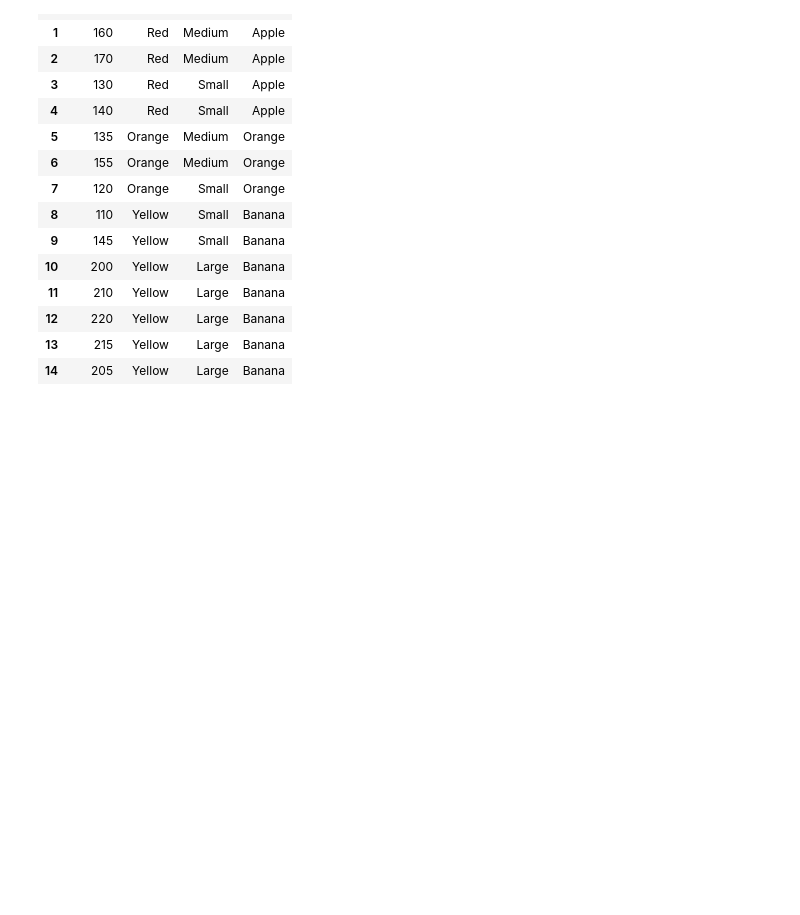
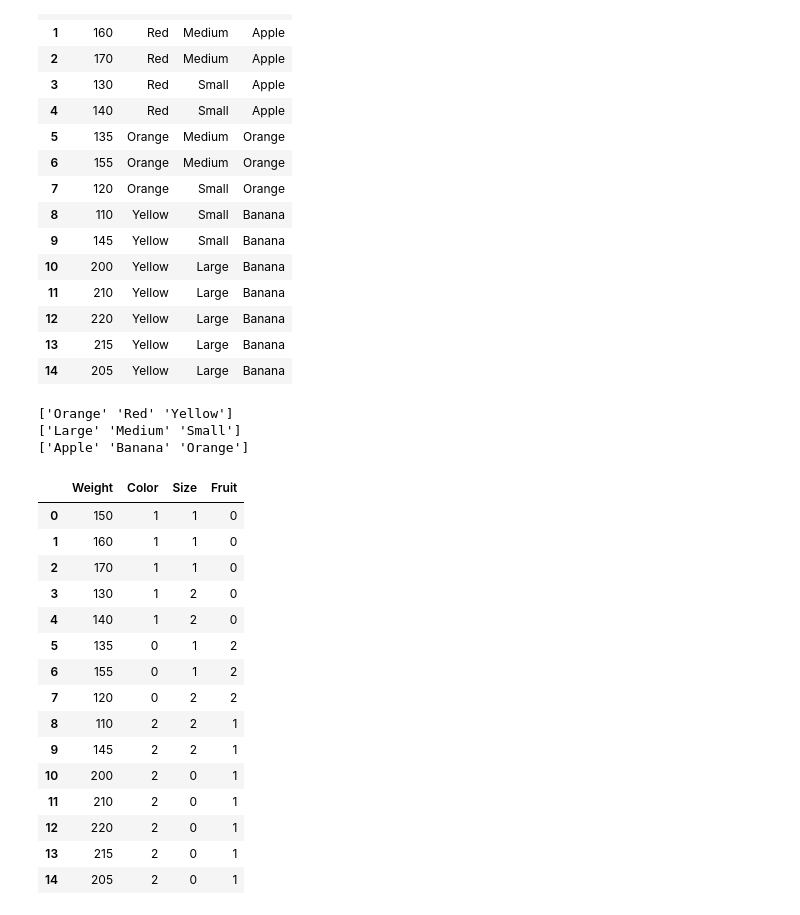
Before and after one commit to jwmathis/SSE591_Project5, a Jupyter notebook: Project5.ipynb, the cells around one changed output. Cells and saved outputs as stored; diff of their text form; code cells hidden in the pictures; blank space fills up the shorter version.

```diff
--- a/Project5.ipynb
+++ b/Project5.ipynb
@@ -178,3 +178,40 @@ fruit_df
 | 12 | 220 | Yellow | Large | Banana |
 | 13 | 215 | Yellow | Large | Banana |
 | 14 | 205 | Yellow | Large | Banana |
+# %%
+# Encode the features
+from sklearn.preprocessing import LabelEncoder
+#le = LabelEncoder()
+le_color = LabelEncoder()
+le_size = LabelEncoder()
+le_fruit = LabelEncoder()
+fruit_df['Color'] = le_color.fit_transform(fruit_df['Color']) # transform labels to numerical labels
+print(le_color.classes_)
+fruit_df['Size'] = le_size.fit_transform(fruit_df['Size'])
+print(le_size.classes_)
+fruit_df['Fruit'] = le_fruit.fit_transform(fruit_df['Fruit'])
+print(le_fruit.classes_)
+# %% [output]
+['Orange' 'Red' 'Yellow']
+['Large' 'Medium' 'Small']
+['Apple' 'Banana' 'Orange']
+# %%
+# display new dataframe
+fruit_df
+# %% [output]
+|  | Weight | Color | Size | Fruit |
+| 0 | 150 | 1 | 1 | 0 |
+| 1 | 160 | 1 | 1 | 0 |
+| 2 | 170 | 1 | 1 | 0 |
+| 3 | 130 | 1 | 2 | 0 |
+| 4 | 140 | 1 | 2 | 0 |
+| 5 | 135 | 0 | 1 | 2 |
+| 6 | 155 | 0 | 1 | 2 |
+| 7 | 120 | 0 | 2 | 2 |
+| 8 | 110 | 2 | 2 | 1 |
+| 9 | 145 | 2 | 2 | 1 |
+| 10 | 200 | 2 | 0 | 1 |
+| 11 | 210 | 2 | 0 | 1 |
+| 12 | 220 | 2 | 0 | 1 |
+| 13 | 215 | 2 | 0 | 1 |
+| 14 | 205 | 2 | 0 | 1 |
```
Also changed, not shown: parts of 7 cells of this notebook.
